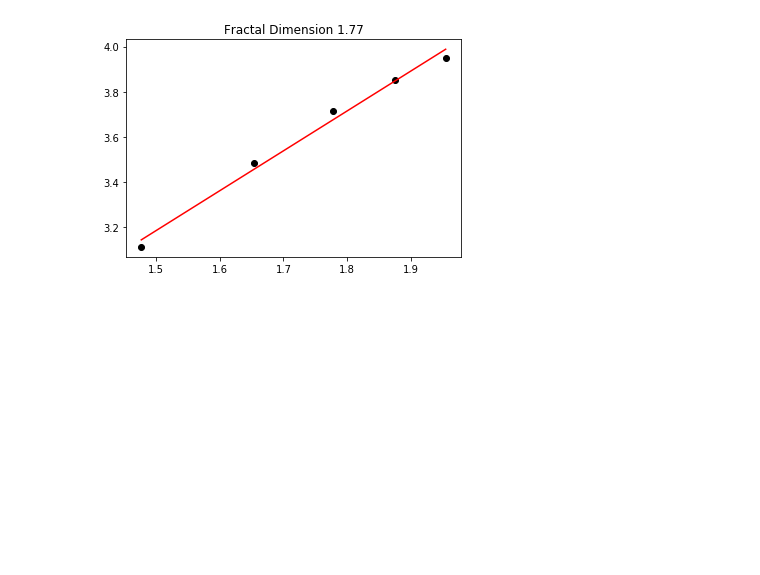
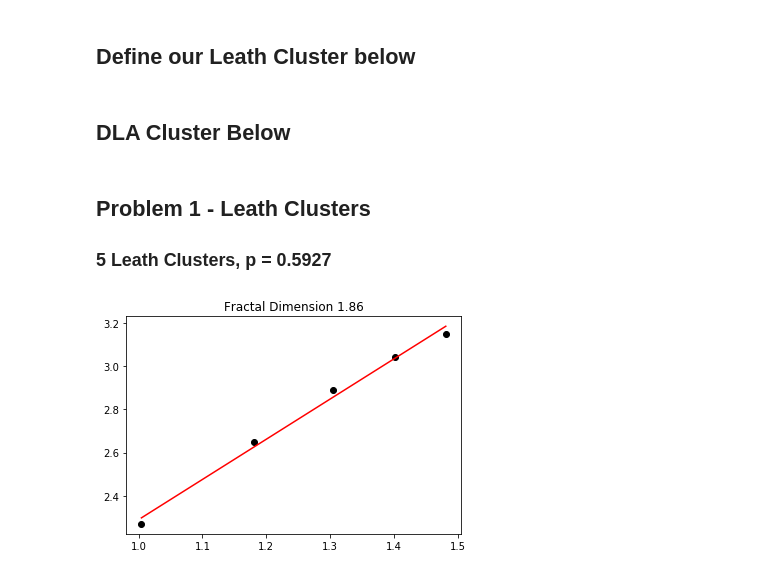
Before and after one commit to amarcozzi/CS577_Simulation_Modeling, a Jupyter notebook: Week_2/Marcozzi_Leath_DLA_problems.ipynb, the cells around one changed output. Drawn from its saved outputs; the diff is of its cells as text; code cells hidden in the pictures; blank space fills up the shorter version.

```diff
--- a/Week_2/Marcozzi_Leath_DLA_problems.ipynb
+++ b/Week_2/Marcozzi_Leath_DLA_problems.ipynb
@@ -3,6 +3,8 @@ import numpy as np
 import matplotlib.pyplot as plt
 from matplotlib.animation import FuncAnimation
 from scipy.stats import linregress
+# %% [markdown]
+## Define our Leath Cluster below ##
 # %%
 class Leath:
     def __init__(self, N=80, p=.6, animate=False):
@@ -123,3 +125,5 @@ class Leath:
         r = np.sqrt(np.square(cm_pts[:, 0]) + np.square(cm_pts[:, 1]))
 
         return r
+# %% [markdown]
+## DLA Cluster Below ##
@@ -126,6 +253,10 @@ class Leath:
+# %% [markdown]
+## Problem 1 - Leath Clusters ##
+
+### 5 Leath Clusters, p = 0.5927 ###
 # %%
 # Values for leath cluster
-N = 300
+N = 101
 p = 0.5927
 
 # Initialize a leath cluster
@@ -140,32 +271,33 @@ bin_edges = np.zeros([max_clusters, no_bins+1], dtype=np.float32)
 min_size = 0.15 * N/2
 max_size = 0.65 * N/2
 
-# Grow total_clusters Different Clusters of lattice size 300 with at least N_min particles
+# Grow total_clusters Different Clusters
 while cluster_no < max_clusters:
     # run a Leath simulation
     leath.simulate()
     while not leath.reached_end:
         leath.simulate()
+    # Compute distance from center of mass, and add distances to a histogram
     radii = leath.distance_from_center_of_mass()
     cnt, bin_edges[cluster_no, :] = np.histogram(radii, bins=no_bins, range=(min_size, max_size))
     bin_count += np.cumsum(cnt)
 
     cluster_no += 1
 
 # Take the average count and bin centers across all clusters
 avg_bin_count = bin_count / max_clusters
 avg_bin_edge = np.mean(bin_edges, 0)
 avg_bin_mid = (avg_bin_edge[1:] + avg_bin_edge[0:-1]) / 2
 
 # Fit a line to the r and M(r) data
 fit = linregress(np.log10(avg_bin_mid), np.log10(avg_bin_count))
 x = np.linspace(np.log10(avg_bin_mid[0]), np.log10((avg_bin_mid[-1])), 1000)
 y = fit.slope * x + fit.intercept
 
 # Plot r vs. M(r), as well as slope/intercept of the fitted line
 fig = plt.figure()
 im = plt.plot(np.log10(avg_bin_mid), np.log10(avg_bin_count), 'ko', x, y, 'r-')
 plt.title(f'Fractal Dimension {fit.slope:4.2f}')
 plt.show()
 # %% [output]
-[figure, old version]
+[figure, new version]
```
Also changed, not shown: parts of 7 cells of this notebook, 1 other file.
